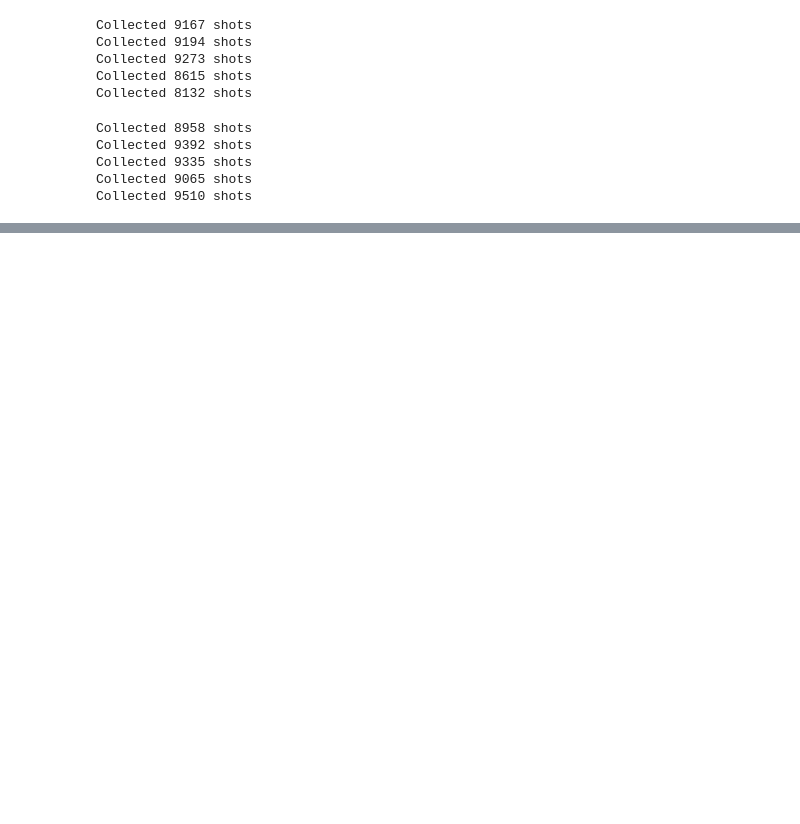
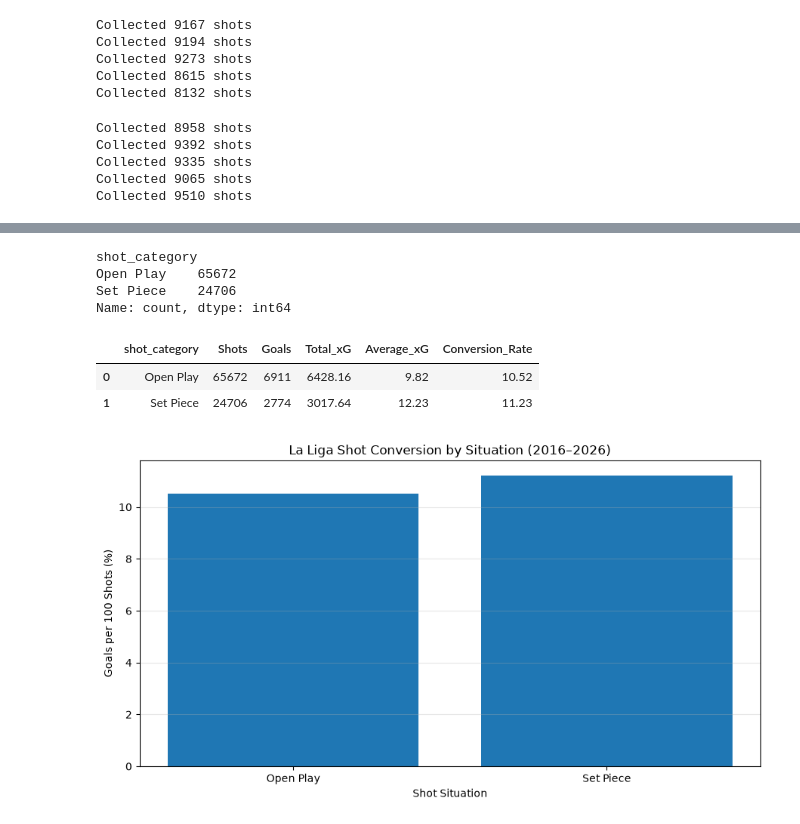
Before and after one commit to PhilipVickery/445FinalProject, a Jupyter notebook: LaLiga.ipynb, the cells around one changed output, grey strips where cells are left out. Saved outputs shown, nothing was run; the diff lists cells and outputs as text; code cells hidden in the pictures; blank space fills up the shorter version.

```diff
--- a/LaLiga.ipynb
+++ b/LaLiga.ipynb
@@ -49,0 +255,59 @@ Collected 9510 shots
+# %%
+# Classify shot situations
+df["shot_category"] = np.where(
+    df["is_penalty"] | df["is_set_piece"], "Set Piece", "Open Play"
+)
+
+# Identify goals and own goals
+df["is_goal"] = df["is_goal"].astype(int)
+df["is_own_goal"] = df["is_own_goal"].astype(int)
+
+# Exclude own goals
+shots = df[df["is_own_goal"] == 0].copy()
+
+print(shots["shot_category"].value_counts())
+# %% [output]
+shot_category
+Open Play    65672
+Set Piece    24706
+Name: count, dtype: int64
+# %%
+category_stats = (
+    shots.groupby("shot_category")
+    .agg(
+        Shots=("event_id", "count"),
+        Goals=("is_goal", "sum"),
+        Total_xG=("xg", "sum"),
+        Average_xG=("xg", "mean")
+    )
+    .reset_index()
+)
+
+category_stats["Conversion_Rate"] = (
+    category_stats["Goals"] / category_stats["Shots"] * 100
+)
+
+category_stats["Average_xG"] *= 100
+
+display(category_stats.round(2))
+# %% [output]
+|  | shot_category | Shots | Goals | Total_xG | Average_xG | Conversion_Rate |
+| 0 | Open Play | 65672 | 6911 | 6428.16 | 9.82 | 10.52 |
+| 1 | Set Piece | 24706 | 2774 | 3017.64 | 12.23 | 11.23 |
+# %%
+plt.figure(figsize=(9, 5))
+
+plt.bar(
+    category_stats["shot_category"],
+    category_stats["Conversion_Rate"]
+)
+
+plt.title("La Liga Shot Conversion by Situation (2016–2026)")
+plt.xlabel("Shot Situation")
+plt.ylabel("Goals per 100 Shots (%)")
+
+plt.grid(axis="y", alpha=0.3)
+plt.tight_layout()
+plt.show()
+# %% [output]
+[figure, added]
```
Also changed, not shown: parts of 19 cells of this notebook.
